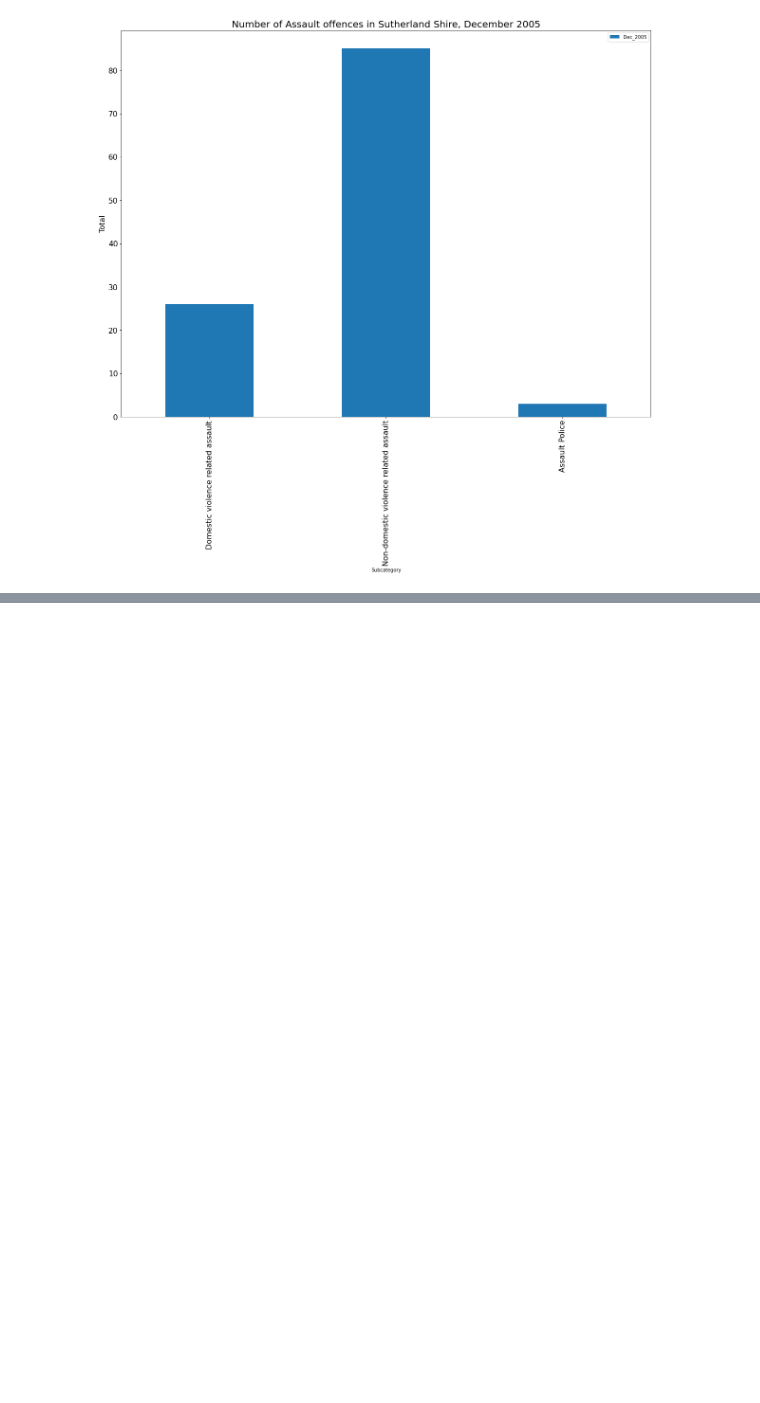
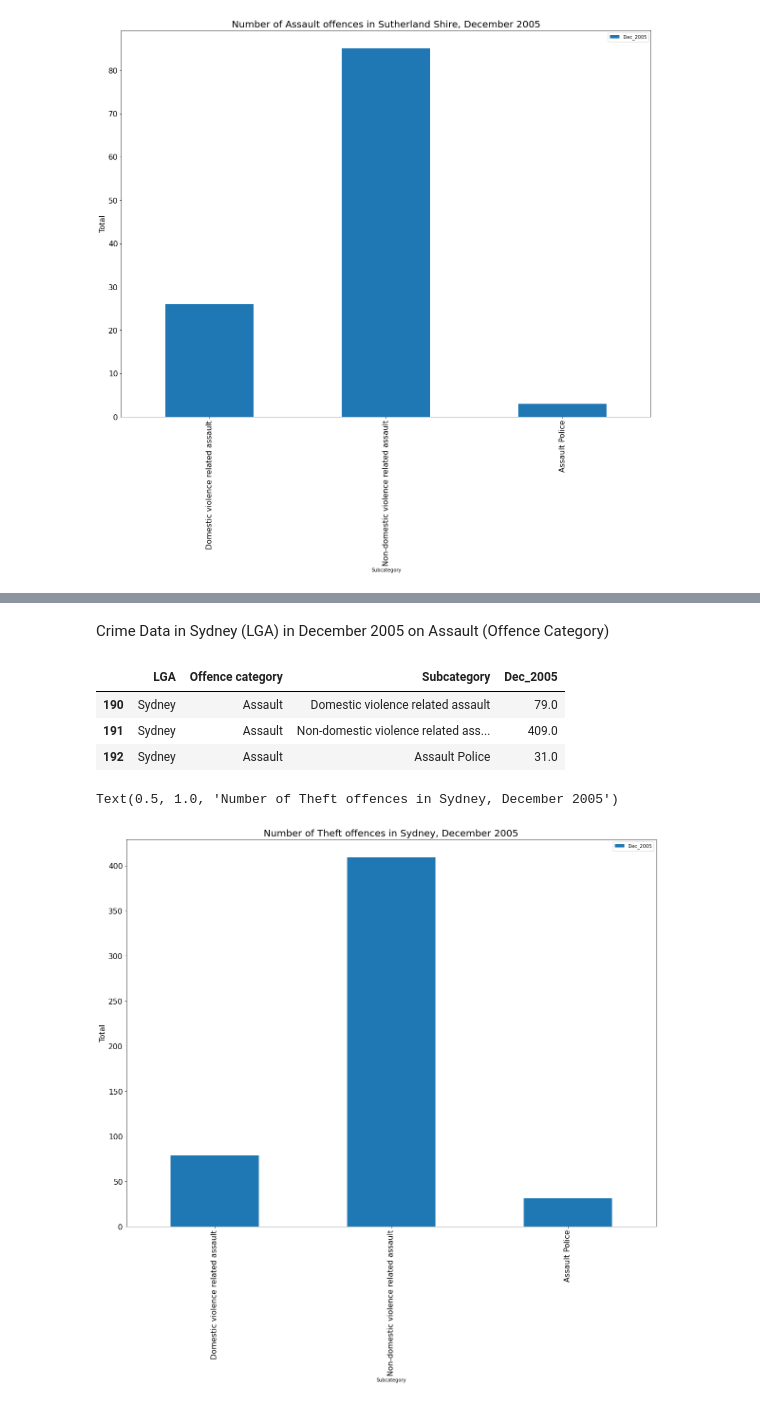
Before and after one commit to joshmic/Data_Project, a Jupyter notebook: Crime Data - NSW.ipynb, the cells around one changed output, grey strips where cells are left out. Drawn from its saved outputs; the diff is of its cells as text; code cells hidden in the pictures; blank space fills up the shorter version.

```diff
--- a/Crime Data - NSW.ipynb
+++ b/Crime Data - NSW.ipynb
@@ -924,0 +360,20 @@ So you could use this function in an `apply` to make a new column on cleaned up
+# %% [markdown]
+Crime Data in Sydney (LGA) in December 2005 on Assault (Offence Category)
+# %%
+Syd_Theft_group = crime_data_Sydney.groupby(['Offence category'])
+Sydney_Assault = Syd_Theft_group.get_group('Assault')
+
+crime_data_Sydney_Assault = Sydney_Assault[['LGA','Offence category','Subcategory','Dec_2005']]
+crime_data_Sydney_Assault.head(4)
+# %% [output]
+|  | LGA | Offence category | Subcategory | Dec_2005 |
+| 190 | Sydney | Assault | Domestic violence related assault | 79.0 |
+| 191 | Sydney | Assault | Non-domestic violence related ass... | 409.0 |
+| 192 | Sydney | Assault | Assault Police | 31.0 |
+# %%
+crime_data_Sydney_Assault.set_index('Subcategory').plot(kind="bar", fontsize = 16)
+plt.ylabel('Total', fontsize = 16)
+plt.title("Number of Theft offences in Sydney, December 2005", fontsize=20)
+# %% [output]
+Text(0.5, 1.0, 'Number of Theft offences in Sydney, December 2005')
+[figure, added]
```
Also changed, not shown: parts of 103 cells of this notebook.
